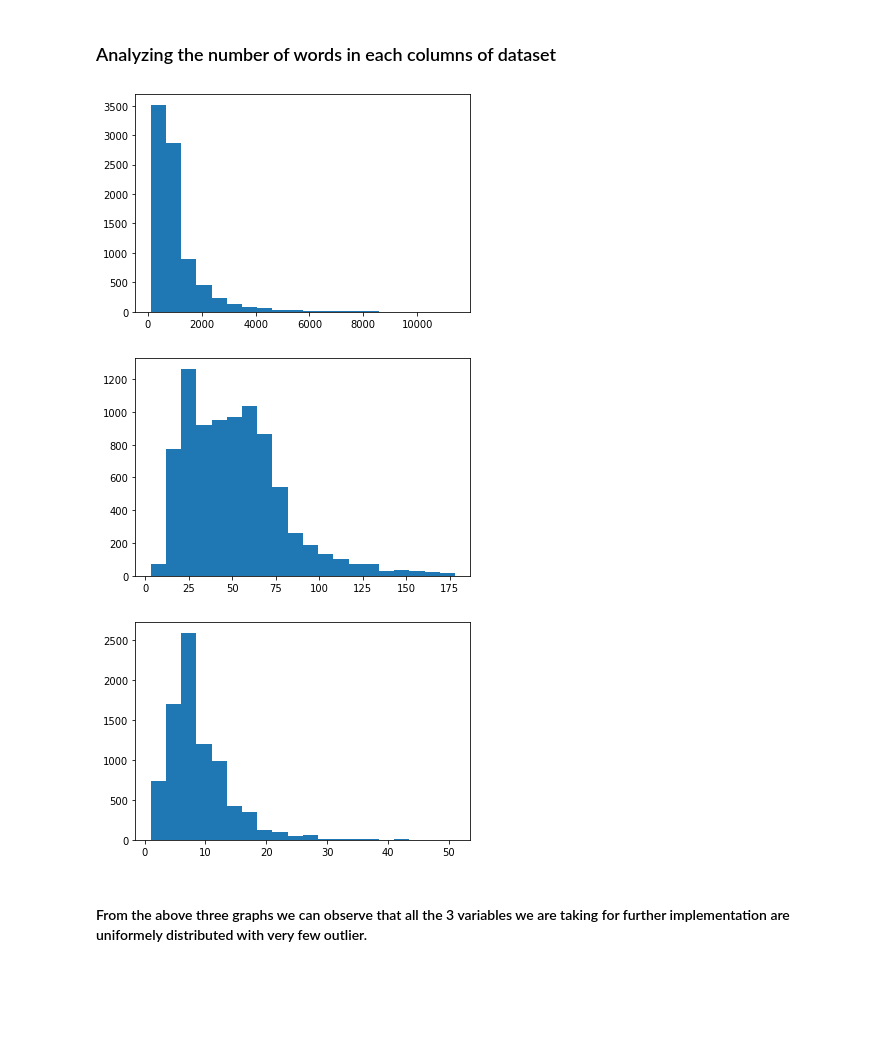
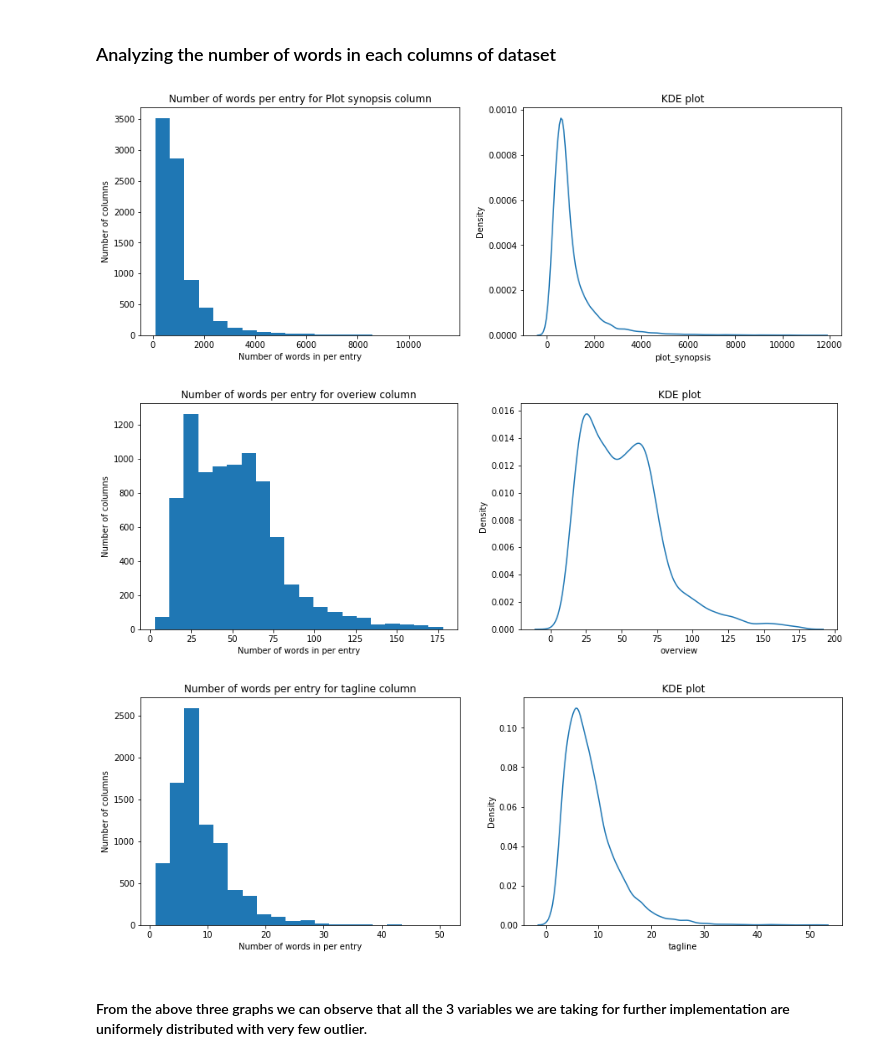
Before and after one commit to Team-Coeus-IRE-major-project/IRE-major-project, a Jupyter notebook: EDA.ipynb, the cells around one changed output. Drawn from its saved outputs; the diff is of its cells as text; code cells hidden in the pictures; blank space fills up the shorter version.

```diff
--- a/EDA.ipynb
+++ b/EDA.ipynb
@@ -93,22 +94,46 @@ df.shape
 ### Analyzing the number of words in each columns of dataset
 # %%
 number_of_words_ps = df.plot_synopsis.apply(lambda x: len(x.split()))
-plt.hist(number_of_words_ps, bins=20 )
+plt.figure(figsize=(15, 5))
+plt.subplot(1,2,1)
+plt.hist(number_of_words_ps, bins=20)
+plt.title("Number of words per entry for Plot synopsis column")
+plt.xlabel("Number of words in per entry")
+plt.ylabel("Number of columns")
+plt.subplot(1,2,2)
+plt.title("KDE plot")
+sns.kdeplot(data=number_of_words_ps)
 plt.show()
 # %% [output]
-[figure, old version]
+[figure, new version]
 # %%
 number_of_words_ov = df.overview.apply(lambda x: len(x.split()))
-plt.hist(number_of_words_ov, bins=20 )
+plt.figure(figsize=(15, 5))
+plt.subplot(1,2,1)
+plt.hist(number_of_words_ov, bins=20)
+plt.title("Number of words per entry for overiew column")
+plt.xlabel("Number of words in per entry")
+plt.ylabel("Number of columns")
+plt.subplot(1,2,2)
+plt.title("KDE plot")
+sns.kdeplot(data=number_of_words_ov)
 plt.show()
 # %% [output]
-[figure, old version]
+[figure, new version]
 # %%
 number_of_words_tl = df.tagline.apply(lambda x: len(x.split()))
-plt.hist(number_of_words_tl, bins=20 )
+plt.figure(figsize=(15, 5))
+plt.subplot(1,2,1)
+plt.hist(number_of_words_tl, bins=20)
+plt.title("Number of words per entry for tagline column")
+plt.xlabel("Number of words in per entry")
+plt.ylabel("Number of columns")
+plt.subplot(1,2,2)
+plt.title("KDE plot")
+sns.kdeplot(data=number_of_words_tl)
 plt.show()
 # %% [output]
-[figure, old version]
+[figure, new version]
 # %% [markdown]
 #### From the above three graphs we can observe that all the 3 variables we are taking for further implementation are uniformely distributed with very few outlier.
 # %% [markdown]
```
Also changed, not shown: parts of 1 cell of this notebook, 1 other file.
